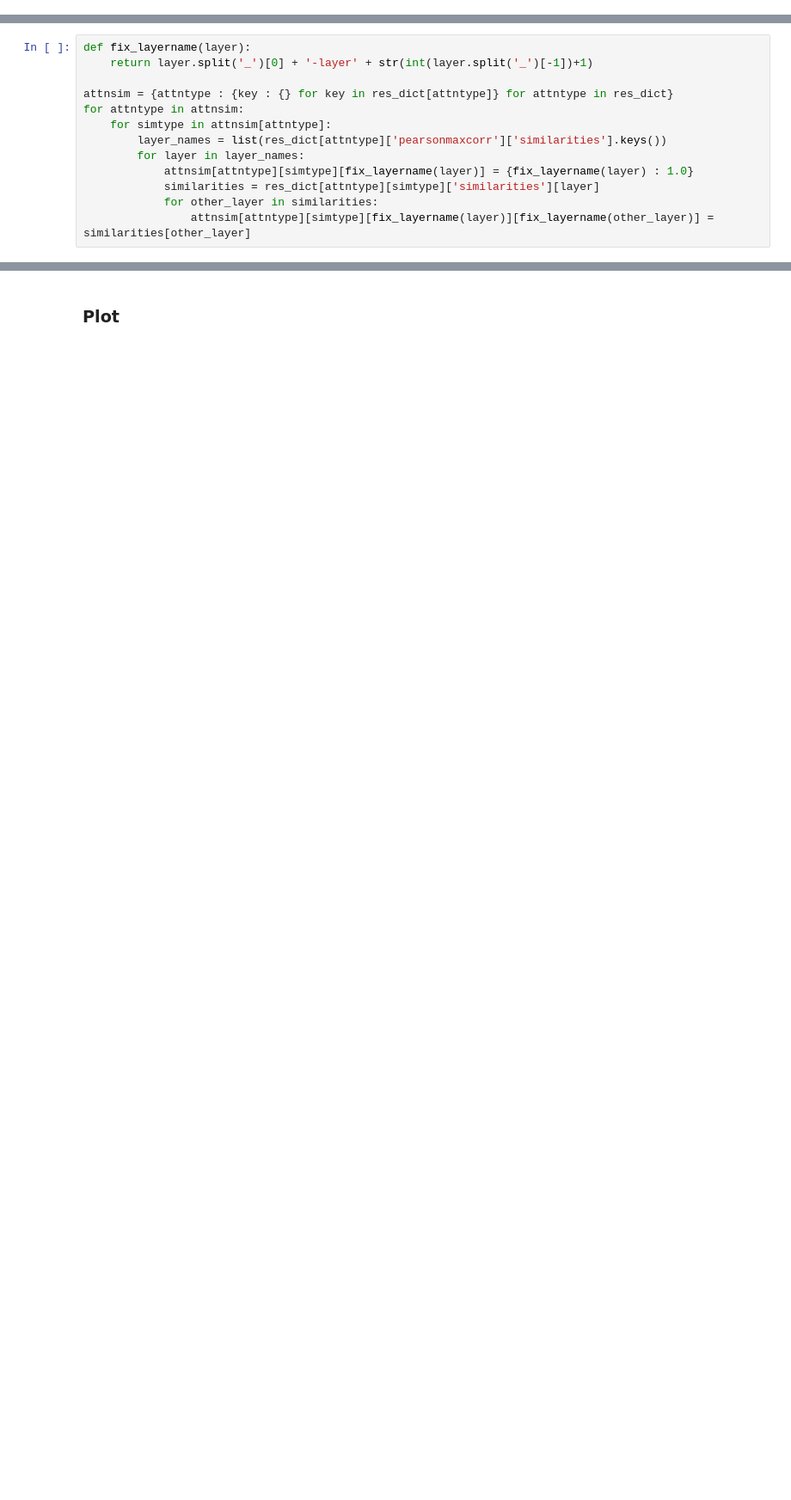
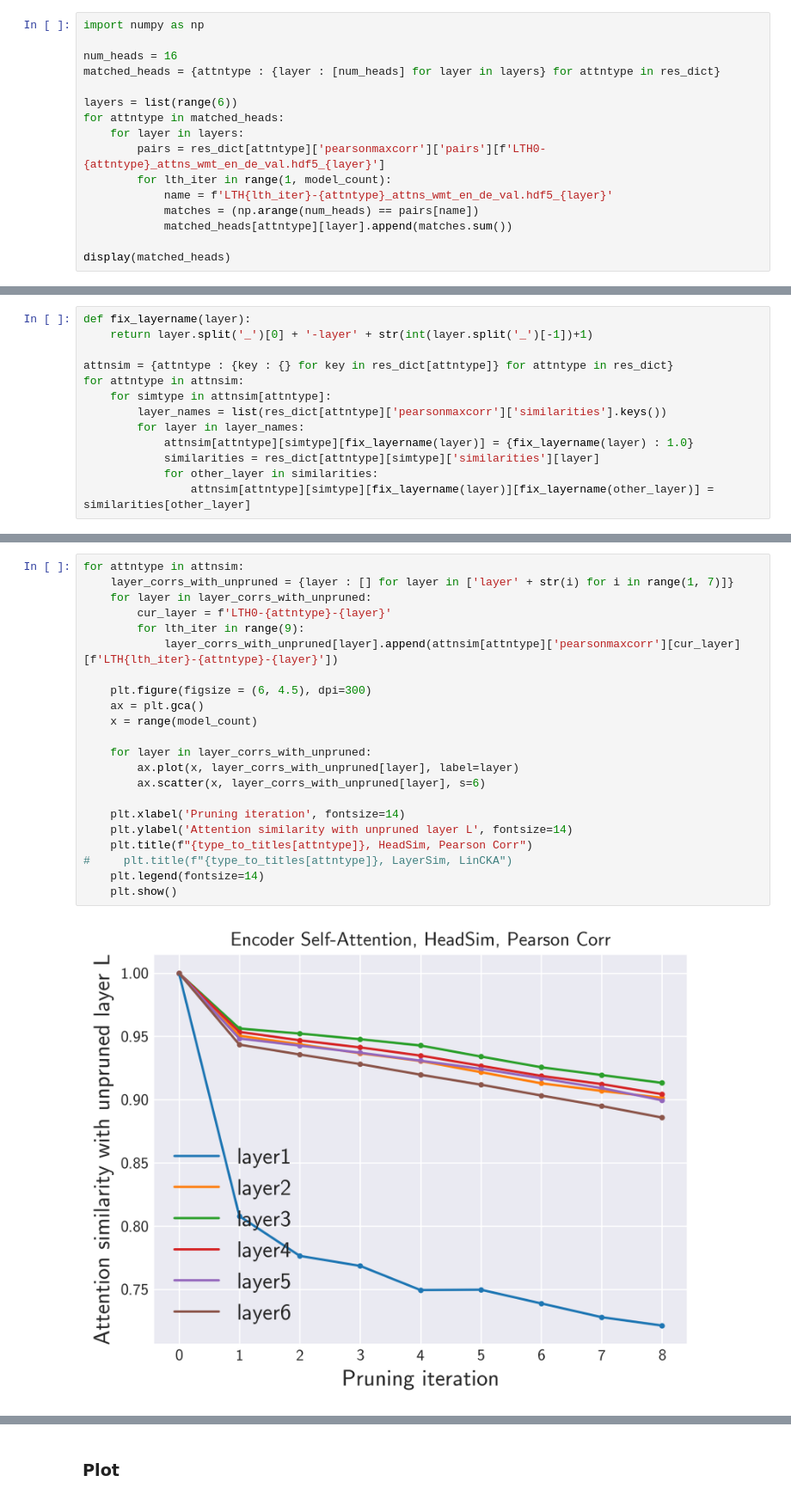
Before and after one commit to rmovva/lth-fairseq, a Jupyter notebook: analysis/analyze_attn_similarity.ipynb, the cells around one changed output, grey strips where cells are left out. Shown at 86% size. Cells and saved outputs as stored; diff of their text form; blank space fills up the shorter version.

Commit message:
Added layerwise head correlation analysis as sparsity increases

```diff
--- a/analysis/analyze_attn_similarity.ipynb
+++ b/analysis/analyze_attn_similarity.ipynb
@@ -100,0 +94,16 @@ Wall time: 775 ms
+# %%
+import numpy as np
+
+num_heads = 16
+matched_heads = {attntype : {layer : [num_heads] for layer in layers} for attntype in res_dict}
+
+layers = list(range(6))
+for attntype in matched_heads:
+    for layer in layers:
+        pairs = res_dict[attntype]['pearsonmaxcorr']['pairs'][f'LTH0-{attntype}_attns_wmt_en_de_val.hdf5_{layer}']
+        for lth_iter in range(1, model_count):
+            name = f'LTH{lth_iter}-{attntype}_attns_wmt_en_de_val.hdf5_{layer}'
+            matches = (np.arange(num_heads) == pairs[name])
+            matched_heads[attntype][layer].append(matches.sum())
+
+display(matched_heads)
@@ -113,0 +144,24 @@ for attntype in attnsim:
+# %%
+for attntype in attnsim:
+    layer_corrs_with_unpruned = {layer : [] for layer in ['layer' + str(i) for i in range(1, 7)]}
+    for layer in layer_corrs_with_unpruned:
+        cur_layer = f'LTH0-{attntype}-{layer}'
+        for lth_iter in range(9):
+            layer_corrs_with_unpruned[layer].append(attnsim[attntype]['pearsonmaxcorr'][cur_layer][f'LTH{lth_iter}-{attntype}-{layer}'])
+
+    plt.figure(figsize = (6, 4.5), dpi=300)
+    ax = plt.gca()
+    x = range(model_count)
+
+    for layer in layer_corrs_with_unpruned:
+        ax.plot(x, layer_corrs_with_unpruned[layer], label=layer)
+        ax.scatter(x, layer_corrs_with_unpruned[layer], s=6)
+
+    plt.xlabel('Pruning iteration', fontsize=14)
+    plt.ylabel('Attention similarity with unpruned layer L', fontsize=14)
+    plt.title(f"{type_to_titles[attntype]}, HeadSim, Pearson Corr")
+#     plt.title(f"{type_to_titles[attntype]}, LayerSim, LinCKA")
+    plt.legend(fontsize=14)
+    plt.show()
+# %% [output]
+[figure, added]
```
Also changed, not shown: parts of 6 cells of this notebook.
